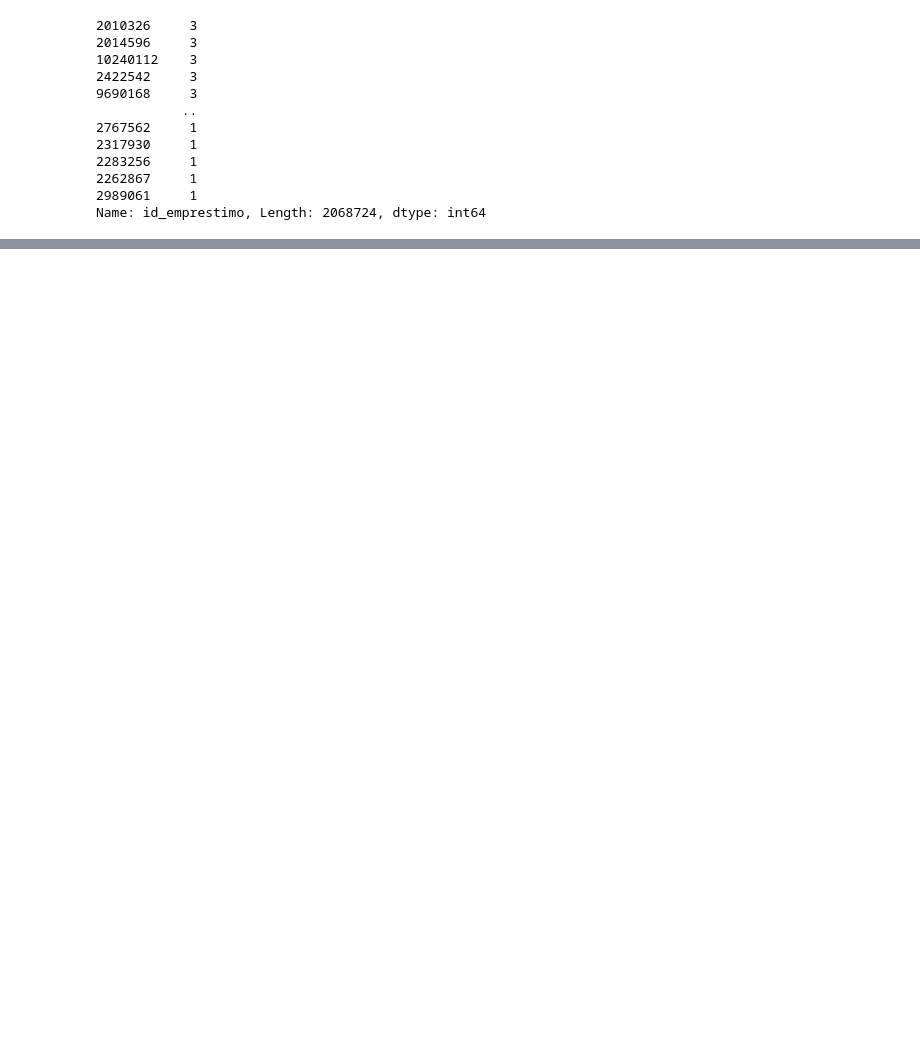
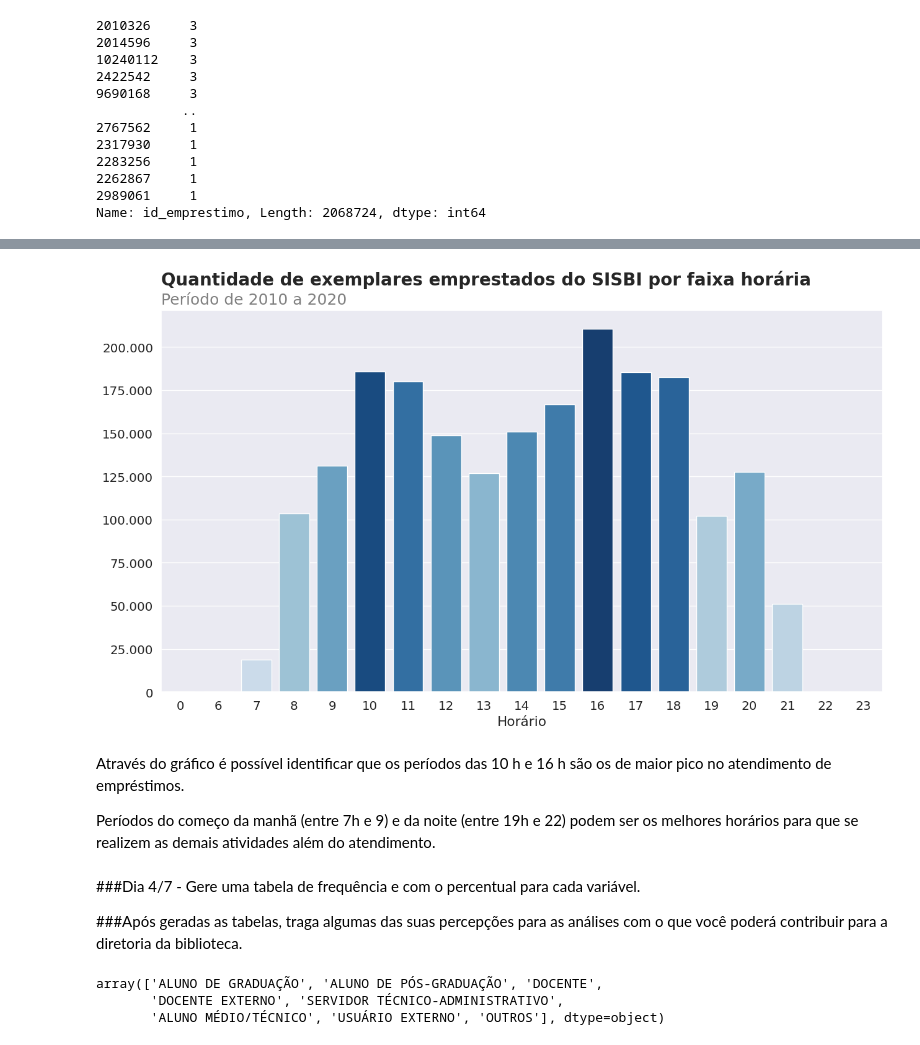
Before and after one commit to veranery/7_Days_Of_Code_Alura, a Jupyter notebook: 7_Days_Of_Code.ipynb, the cells around one changed output, grey strips where cells are left out. Cells and saved outputs as stored; diff of their text form; code cells hidden in the pictures; blank space fills up the shorter version.

```diff
--- a/7_Days_Of_Code.ipynb
+++ b/7_Days_Of_Code.ipynb
@@ -169,0 +347,5 @@ emprestimos_completo.loc[emprestimos_completo['id_emprestimo']==2010326]
+# %%
+emprestimos_por_hora = emprestimos_data.groupby(by=emprestimos_data.data.dt.hour).sum()
+emprestimos_por_hora.index.name = 'horas'
+emprestimos_por_hora = emprestimos_por_hora.reset_index()
+emprestimos_por_hora
@@ -169,0 +370,22 @@ emprestimos_completo.loc[emprestimos_completo['id_emprestimo']==2010326]
+# %%
+emprestimos_por_hora = emprestimos_por_hora.sort_values(ascending=True,by='quantidade')
+# %%
+ax = sns.barplot(data=emprestimos_por_hora,y='quantidade',x='horas',
+                 palette='Blues',hue='quantidade',dodge=False)                  #Ordenar pela quantidade de exemplares emprestados
+plt.legend([],[], frameon=False)                                                #Excluir a legenda do gráfico
+
+ax.set(xlabel='Horário',ylabel=None)
+ax.yaxis.set_major_formatter(ticker.FuncFormatter(lambda x, p: format(int(x), ',').replace(',','.')))
+ax.set_title("Quantidade de exemplares emprestados do SISBI por faixa horária"+"\n",size=20,loc='left',weight='bold')
+ax.text(s='Período de 2010 a 2020',x=-0.5,y=225000,fontsize=18, ha='left',color='gray')
+ax=ax
+# %% [output]
+[figure, added]
+# %% [markdown]
+Através do gráfico é possível identificar que os períodos das 10 h e 16 h são os de maior pico no atendimento de empréstimos.
+
+Períodos do começo da manhã (entre 7h e 9) e da noite (entre 19h e 22) podem ser os melhores horários para que se realizem as demais atividades além do atendimento.
+# %% [markdown]
+###Dia 4/7 - Gere uma tabela de frequência e com o percentual para cada variável.
+
+###Após geradas as tabelas, traga algumas das suas percepções para as análises com o que você poderá contribuir para a diretoria da biblioteca.
@@ -169,0 +395,7 @@ emprestimos_completo.loc[emprestimos_completo['id_emprestimo']==2010326]
+# %%
+#Verificando valores únicos das variáveis
+emprestimos_completo.tipo_vinculo_usuario.unique()
+# %% [output]
+array(['ALUNO DE GRADUAÇÃO', 'ALUNO DE PÓS-GRADUAÇÃO', 'DOCENTE',
+       'DOCENTE EXTERNO', 'SERVIDOR TÉCNICO-ADMINISTRATIVO',
+       'ALUNO MÉDIO/TÉCNICO', 'USUÁRIO EXTERNO', 'OUTROS'], dtype=object)
```
Also changed, not shown: parts of 57 cells of this notebook.
